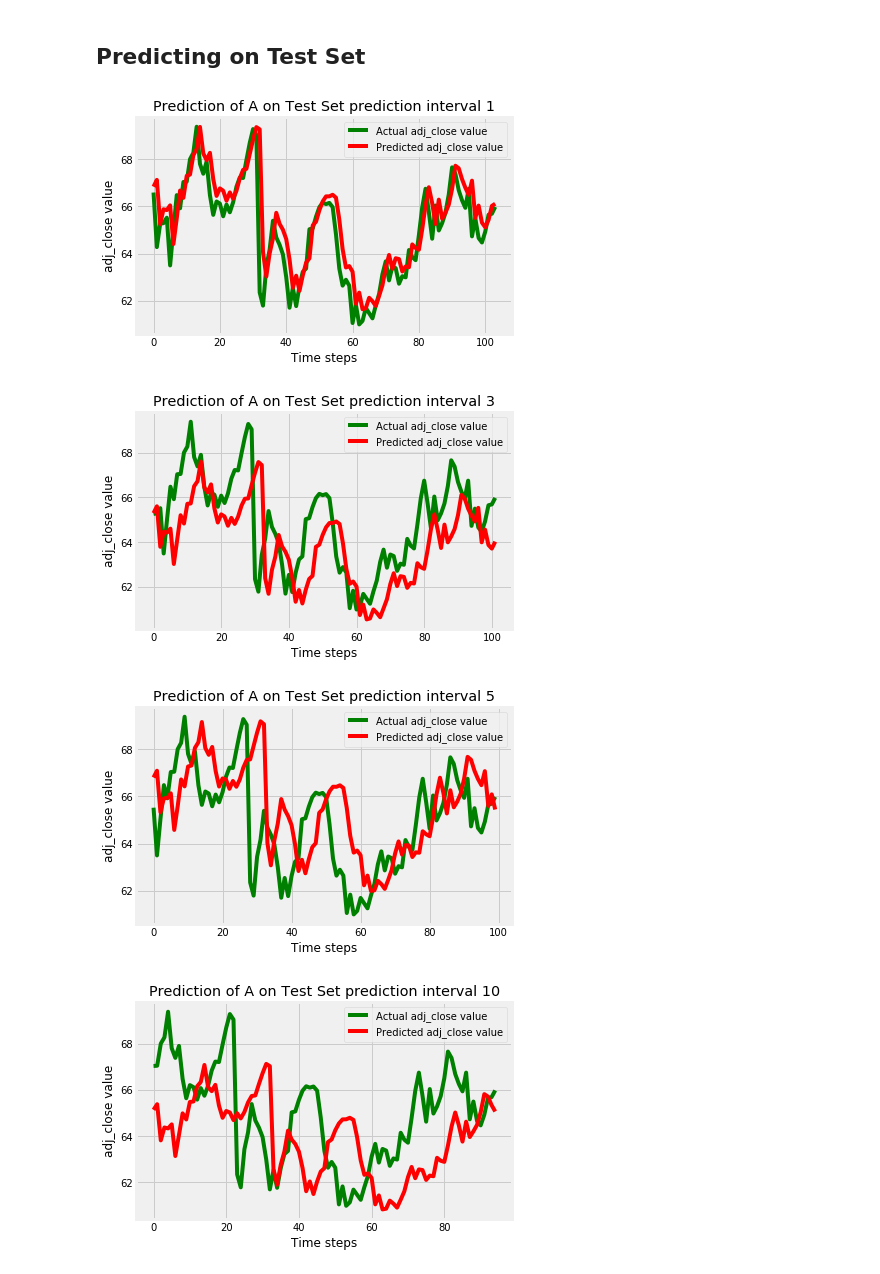
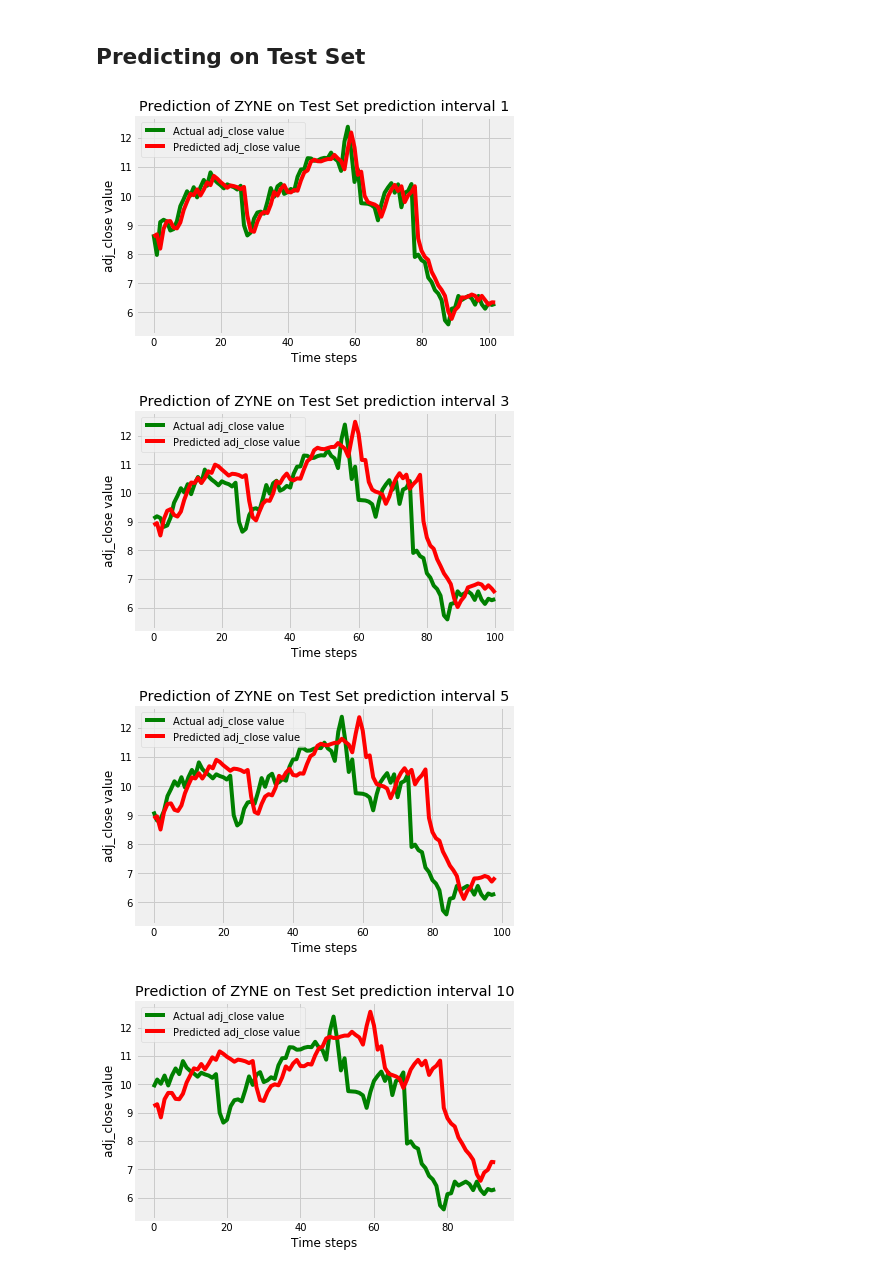
Before and after one commit to sey-kh/internship-tw, a Jupyter notebook: gru_model_historical_stock_prices.ipynb, the cells around one changed output. Drawn from its saved outputs; the diff is of its cells as text; code cells hidden in the pictures.

```diff
--- a/gru_model_historical_stock_prices.ipynb
+++ b/gru_model_historical_stock_prices.ipynb
@@ -113,10 +112,10 @@ es = keras.callbacks.EarlyStopping(monitor='val_loss',patience=2, mode='min')
 def make_gru_network():
     regressorGRU = Sequential()
     # First GRU layer with Dropout regularisation
-    regressorGRU.add(GRU(units=no_neurons, return_sequences=True, input_shape=(60,1), activation='tanh'))
-    regressorGRU.add(Dropout(drop_out))
-    regressorGRU.add(GRU(units=no_neurons, activation='tanh'))
-    regressorGRU.add(Dropout(drop_out))
+
+    regressorGRU.add(GRU(units=30, input_shape=(60,1), activation='tanh'))
+    regressorGRU.add(Dropout(0.3))
+
     # The output layer
     regressorGRU.add(Dense(units=1))
     return regressorGRU
@@ -126,7 +125,7 @@ model_history = {}
 for i in prediction_intervals:
     model[i] = make_gru_network()
     model[i].compile(optimizer='rmsprop', loss='mean_squared_error')
-    n_epoch = 10
+    n_epoch = 100
     x_train = []
     y_train = []
     for s in train_set:
@@ -161,3 +160,6 @@ Epoch 10/10
+# %%
+for i in prediction_intervals:
+    model[i].save('gru_model_{}.h5'.format(i))
 # %% [markdown]
 ## Loss Graph
 # %%
@@ -228,7 +230,7 @@ def make_prediction(data, s, i):
 mse_val = {}
 for i in prediction_intervals:
     # Predicting
-    s = 'A'
+    s = 'ZYNE'
     y_true, y_pred, mse = make_prediction(train_set, s, i)
     mse_val[i] = mse
     # Plotting graph
@@ -251,17 +253,17 @@ Train Set -> MSE of A inveral 10: 4.349024396944537
 # %%
 mse_val = {}
 for i in prediction_intervals:
     # Predicting
-    s = 'A'
+    s = 'ZYNE'
     y_true, y_pred, mse = make_prediction(test_set, s, i)
     mse_val[i] = mse
     # Plotting graph
     plotting_graph(y_true, y_pred, s, 'Test Set prediction interval {}'.format(i))
 # %% [output]
-[figure, old version]
+[figure, new version]
-[figure, old version]
+[figure, new version]
-[figure, old version]
+[figure, new version]
-[figure, old version]
+[figure, new version]
 # %%
 for i in mse_val:
     print('Test Set -> MSE of {} inveral {}: {}'.format(s, i, mse_val[i]))
```
Also changed, not shown: parts of 9 cells of this notebook.
